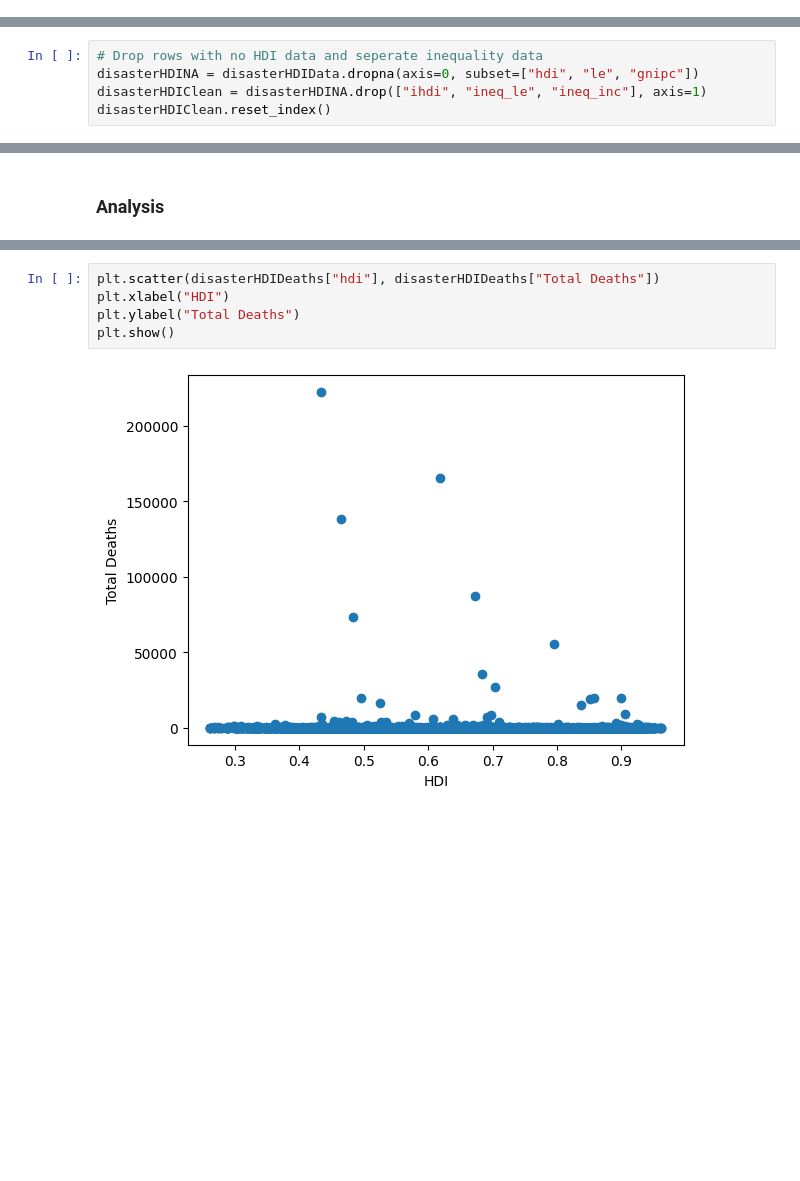
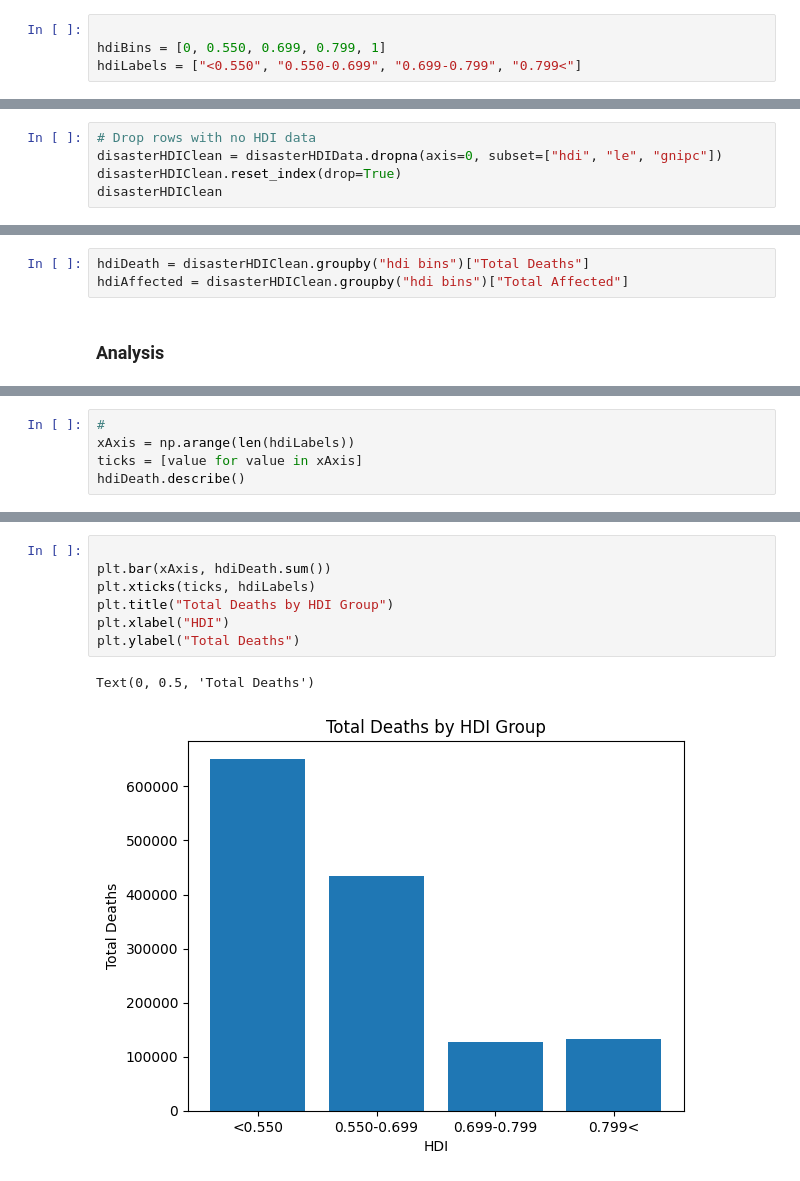
Before and after one commit to AshleyJubilee/disaster-analysis, a Jupyter notebook: economics.ipynb, the cells around one changed output, grey strips where cells are left out. Drawn from its saved outputs; the diff is of its cells as text; blank space fills up the shorter version.

Commit message:
visualizations

```diff
--- a/economics.ipynb
+++ b/economics.ipynb
@@ -179,2 +144,6 @@ disasterHDIData[["hdi"]].describe()
+# %%
+
+hdiBins = [0, 0.550, 0.699, 0.799, 1]
+hdiLabels = ["<0.550", "0.550-0.699", "0.699-0.799", "0.799<"]
 # %%
 disasterHDIData["hdi bins"] = pd.cut(disasterHDIData["hdi"], hdiBins, labels=hdiLabels, include_lowest=True)
@@ -181,6 +165,6 @@ disasterHDIData["hdi bins"] = pd.cut(disasterHDIData["hdi"], hdiBins, labels=hdi
 # %%
-# Drop rows with no HDI data and seperate inequality data
-disasterHDINA = disasterHDIData.dropna(axis=0, subset=["hdi", "le", "gnipc"])
-disasterHDIClean = disasterHDINA.drop(["ihdi", "ineq_le", "ineq_inc"], axis=1)
-disasterHDIClean.reset_index()
+# Drop rows with no HDI data
+disasterHDIClean = disasterHDIData.dropna(axis=0, subset=["hdi", "le", "gnipc"])
+disasterHDIClean.reset_index(drop=True)
+disasterHDIClean
 # %% [output]
@@ -241,2 +184,5 @@ disasterIneqAffected.reset_index()
+# %%
+hdiDeath = disasterHDIClean.groupby("hdi bins")["Total Deaths"]
+hdiAffected = disasterHDIClean.groupby("hdi bins")["Total Affected"]
 # %% [markdown]
 ### Analysis
@@ -261,0 +189,5 @@ disasterHDIAffected[["Total Affected"]].describe()
+# %%
+#
+xAxis = np.arange(len(hdiLabels))
+ticks = [value for value in xAxis]
+hdiDeath.describe()
@@ -262,7 +201,10 @@ disasterHDIAffected[["Total Affected"]].describe()
 # %%
-plt.scatter(disasterHDIDeaths["hdi"], disasterHDIDeaths["Total Deaths"])
+
+plt.bar(xAxis, hdiDeath.sum())
+plt.xticks(ticks, hdiLabels)
+plt.title("Total Deaths by HDI Group")
 plt.xlabel("HDI")
 plt.ylabel("Total Deaths")
-plt.show()
 # %% [output]
+Text(0, 0.5, 'Total Deaths')
-[figure, old version]
+[figure, new version]
```
Also changed, not shown: parts of 21 cells of this notebook.
